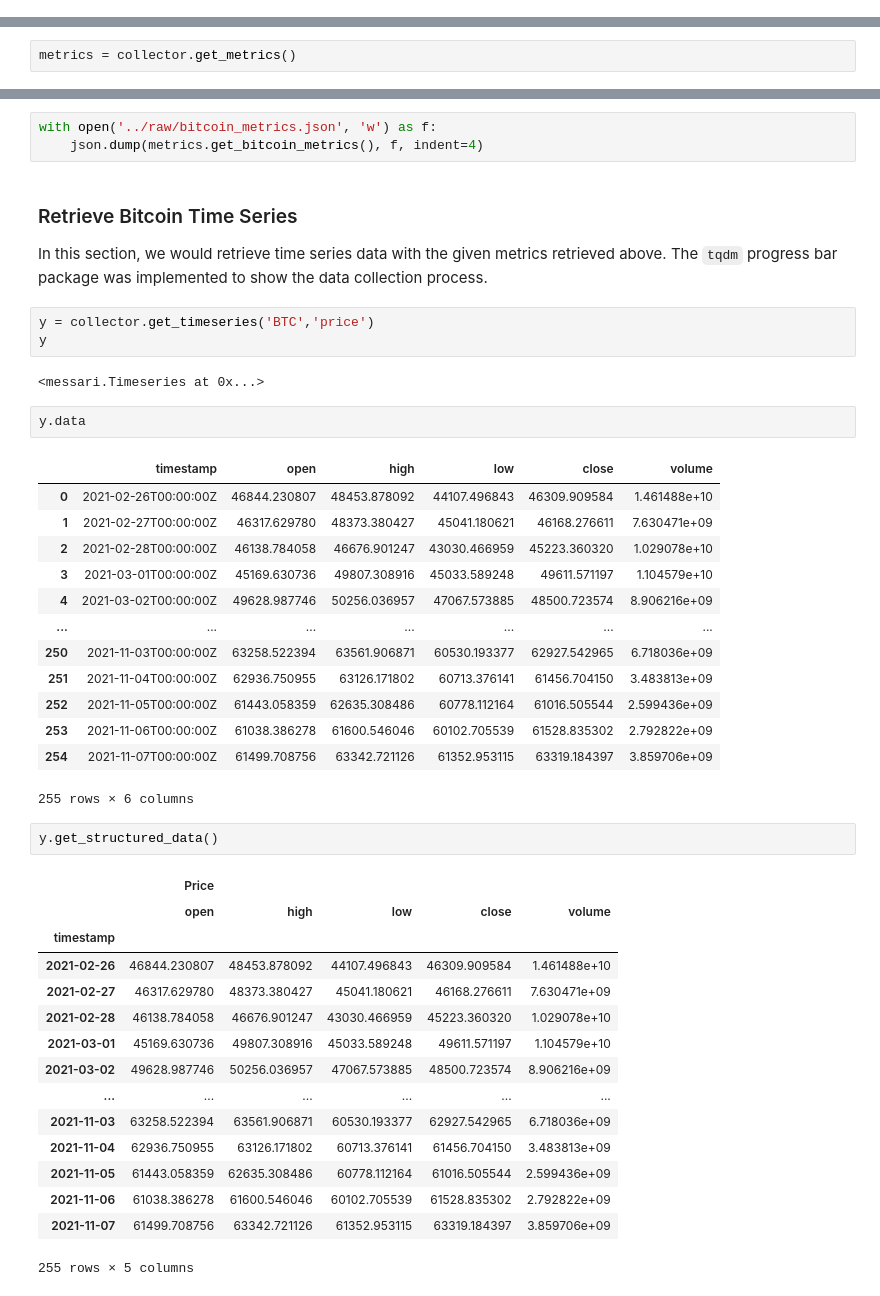
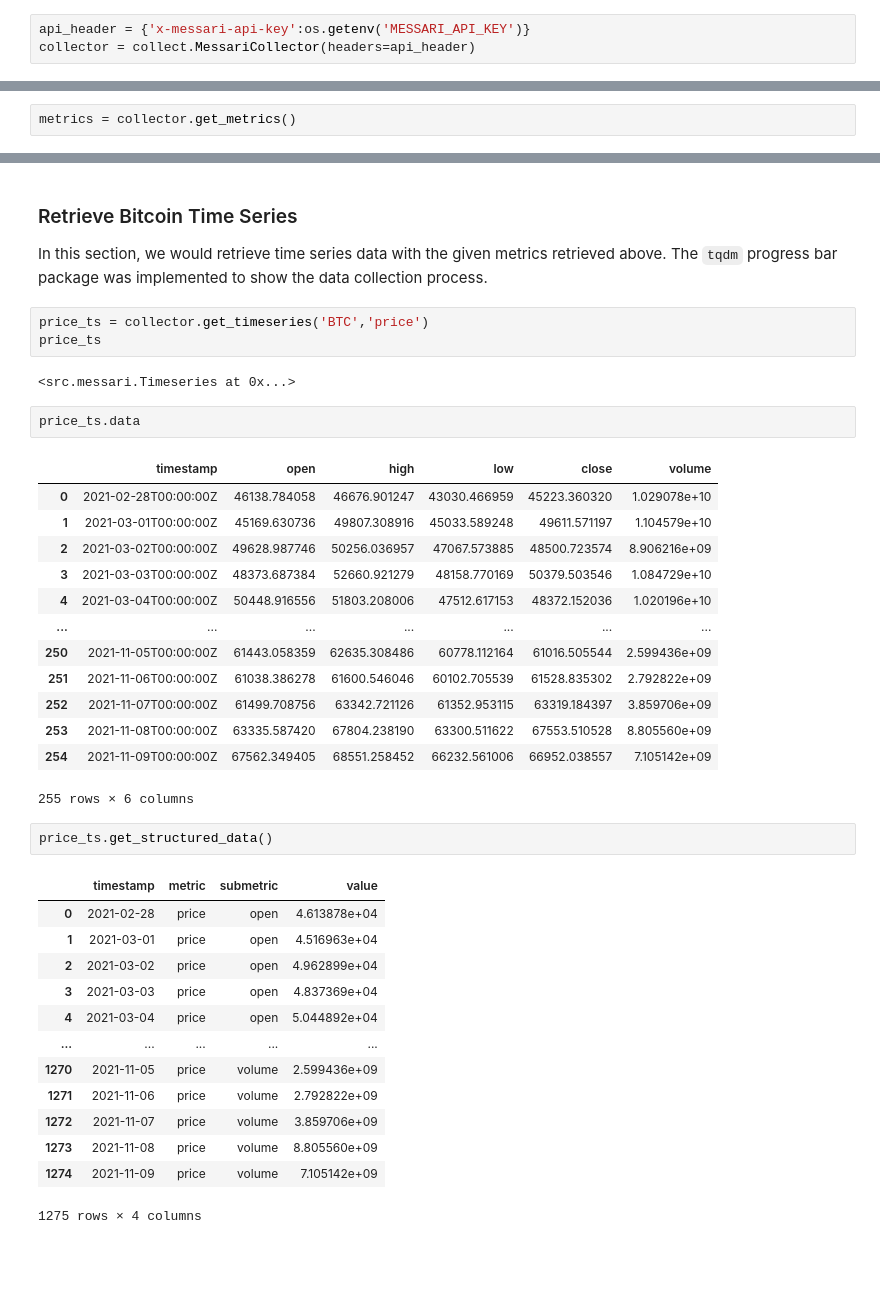
Before and after one commit to KaidenFrizu/recurrent-bitcoin-network, a Jupyter notebook: docs/DataCollection.ipynb, the cells around one changed output, grey strips where cells are left out. Drawn from its saved outputs; the diff is of its cells as text; blank space fills up the shorter version.

```diff
--- a/docs/DataCollection.ipynb
+++ b/docs/DataCollection.ipynb
@@ -36,0 +46,3 @@ collector = Collector()
+# %%
+api_header = {'x-messari-api-key':os.getenv('MESSARI_API_KEY')}
+collector = collect.MessariCollector(headers=api_header)
@@ -79,47 +74,42 @@ freemetrics.to_csv('../raw/freemetrics.csv')
-# %%
-with open('../raw/bitcoin_metrics.json', 'w') as f:
-    json.dump(metrics.get_bitcoin_metrics(), f, indent=4)
 # %% [markdown]
 ### Retrieve Bitcoin Time Series
 
 In this section, we would retrieve time series data with the given metrics retrieved above. The `tqdm` progress bar package was implemented to show the data collection process.
 # %%
-y = collector.get_timeseries('BTC','price')
-y
+price_ts = collector.get_timeseries('BTC','price')
+price_ts
 # %% [output]
-<messari.Timeseries at 0x...>
+<src.messari.Timeseries at 0x...>
 # %%
-y.data
+price_ts.data
 # %% [output]
 |  | timestamp | open | high | low | close | volume |
-| 0 | 2021-02-26T00:00:00Z | 46844.230807 | 48453.878092 | 44107.496843 | 46309.909584 | 1.461488e+10 |
-| 1 | 2021-02-27T00:00:00Z | 46317.629780 | 48373.380427 | 45041.180621 | 46168.276611 | 7.630471e+09 |
-| 2 | 2021-02-28T00:00:00Z | 46138.784058 | 46676.901247 | 43030.466959 | 45223.360320 | 1.029078e+10 |
-| 3 | 2021-03-01T00:00:00Z | 45169.630736 | 49807.308916 | 45033.589248 | 49611.571197 | 1.104579e+10 |
-| 4 | 2021-03-02T00:00:00Z | 49628.987746 | 50256.036957 | 47067.573885 | 48500.723574 | 8.906216e+09 |
+| 0 | 2021-02-28T00:00:00Z | 46138.784058 | 46676.901247 | 43030.466959 | 45223.360320 | 1.029078e+10 |
+| 1 | 2021-03-01T00:00:00Z | 45169.630736 | 49807.308916 | 45033.589248 | 49611.571197 | 1.104579e+10 |
+| 2 | 2021-03-02T00:00:00Z | 49628.987746 | 50256.036957 | 47067.573885 | 48500.723574 | 8.906216e+09 |
+| 3 | 2021-03-03T00:00:00Z | 48373.687384 | 52660.921279 | 48158.770169 | 50379.503546 | 1.084729e+10 |
+| 4 | 2021-03-04T00:00:00Z | 50448.916556 | 51803.208006 | 47512.617153 | 48372.152036 | 1.020196e+10 |
 | ... | ... | ... | ... | ... | ... | ... |
-| 250 | 2021-11-03T00:00:00Z | 63258.522394 | 63561.906871 | 60530.193377 | 62927.542965 | 6.718036e+09 |
-| 251 | 2021-11-04T00:00:00Z | 62936.750955 | 63126.171802 | 60713.376141 | 61456.704150 | 3.483813e+09 |
-| 252 | 2021-11-05T00:00:00Z | 61443.058359 | 62635.308486 | 60778.112164 | 61016.505544 | 2.599436e+09 |
-| 253 | 2021-11-06T00:00:00Z | 61038.386278 | 61600.546046 | 60102.705539 | 61528.835302 | 2.792822e+09 |
-| 254 | 2021-11-07T00:00:00Z | 61499.708756 | 63342.721126 | 61352.953115 | 63319.184397 | 3.859706e+09 |
+| 250 | 2021-11-05T00:00:00Z | 61443.058359 | 62635.308486 | 60778.112164 | 61016.505544 | 2.599436e+09 |
+| 251 | 2021-11-06T00:00:00Z | 61038.386278 | 61600.546046 | 60102.705539 | 61528.835302 | 2.792822e+09 |
+| 252 | 2021-11-07T00:00:00Z | 61499.708756 | 63342.721126 | 61352.953115 | 63319.184397 | 3.859706e+09 |
+| 253 | 2021-11-08T00:00:00Z | 63335.587420 | 67804.238190 | 63300.511622 | 67553.510528 | 8.805560e+09 |
+| 254 | 2021-11-09T00:00:00Z | 67562.349405 | 68551.258452 | 66232.561006 | 66952.038557 | 7.105142e+09 |
 255 rows × 6 columns
 # %%
-y.get_structured_data()
+price_ts.get_structured_data()
 # %% [output]
-|  | Price |  |  |  |  |
-|  | open | high | low | close | volume |
-| timestamp |  |  |  |  |  |
-| 2021-02-26 | 46844.230807 | 48453.878092 | 44107.496843 | 46309.909584 | 1.461488e+10 |
-| 2021-02-27 | 46317.629780 | 48373.380427 | 45041.180621 | 46168.276611 | 7.630471e+09 |
-| 2021-02-28 | 46138.784058 | 46676.901247 | 43030.466959 | 45223.360320 | 1.029078e+10 |
-| 2021-03-01 | 45169.630736 | 49807.308916 | 45033.589248 | 49611.571197 | 1.104579e+10 |
-| 2021-03-02 | 49628.987746 | 50256.036957 | 47067.573885 | 48500.723574 | 8.906216e+09 |
-| ... | ... | ... | ... | ... | ... |
-| 2021-11-03 | 63258.522394 | 63561.906871 | 60530.193377 | 62927.542965 | 6.718036e+09 |
-| 2021-11-04 | 62936.750955 | 63126.171802 | 60713.376141 | 61456.704150 | 3.483813e+09 |
-| 2021-11-05 | 61443.058359 | 62635.308486 | 60778.112164 | 61016.505544 | 2.599436e+09 |
-| 2021-11-06 | 61038.386278 | 61600.546046 | 60102.705539 | 61528.835302 | 2.792822e+09 |
-| 2021-11-07 | 61499.708756 | 63342.721126 | 61352.953115 | 63319.184397 | 3.859706e+09 |
+|  | timestamp | metric | submetric | value |
+| 0 | 2021-02-28 | price | open | 4.613878e+04 |
+| 1 | 2021-03-01 | price | open | 4.516963e+04 |
+| 2 | 2021-03-02 | price | open | 4.962899e+04 |
+| 3 | 2021-03-03 | price | open | 4.837369e+04 |
+| 4 | 2021-03-04 | price | open | 5.044892e+04 |
+| ... | ... | ... | ... | ... |
+| 1270 | 2021-11-05 | price | volume | 2.599436e+09 |
+| 1271 | 2021-11-06 | price | volume | 2.792822e+09 |
+| 1272 | 2021-11-07 | price | volume | 3.859706e+09 |
+| 1273 | 2021-11-08 | price | volume | 8.805560e+09 |
+| 1274 | 2021-11-09 | price | volume | 7.105142e+09 |
-255 rows × 5 columns
+1275 rows × 4 columns
 # %%
```
Also changed, not shown: parts of 22 cells of this notebook, 4 other files.
